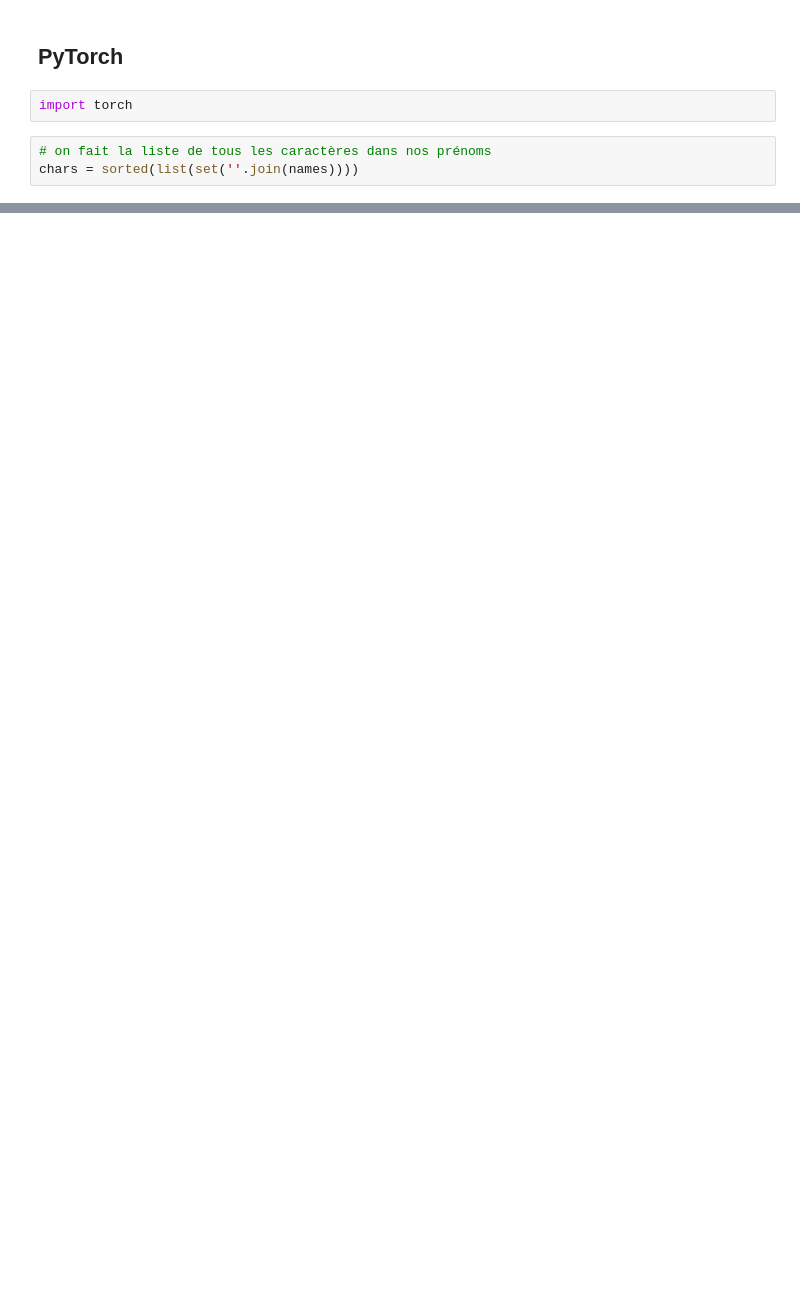
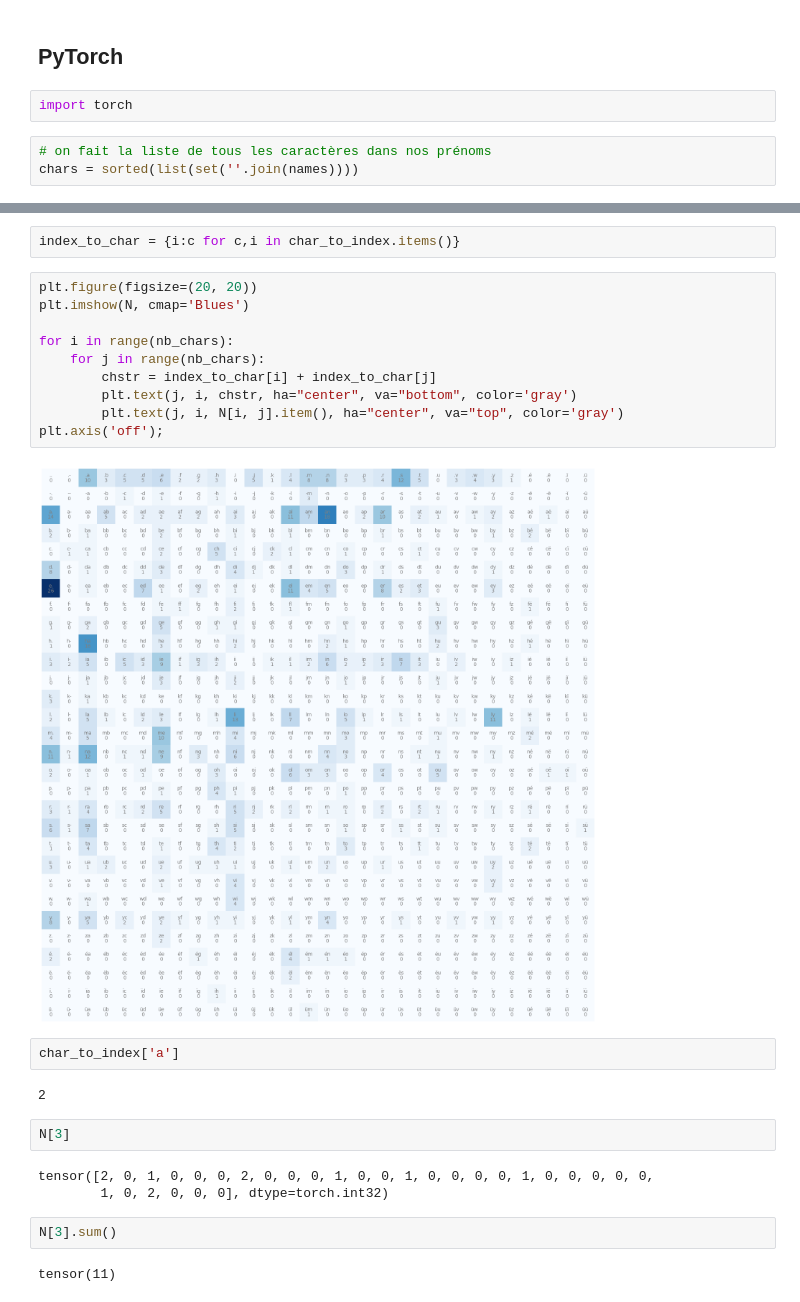
Before and after one commit to ochekroun/labs, a Jupyter notebook: Generation_de_texte.ipynb, the cells around one changed output, grey strips where cells are left out. Saved outputs shown, nothing was run; the diff lists cells and outputs as text; blank space fills up the shorter version.

```diff
--- a/Generation_de_texte.ipynb
+++ b/Generation_de_texte.ipynb
@@ -161,0 +156,27 @@ tensor([[0, 0, 0, 0, 0, 0, 0, 0, 0, 0, 0, 0, 0, 0, 0, 0, 0, 0, 0, 0, 0, 0, 0, 0,
+# %%
+index_to_char = {i:c for c,i in char_to_index.items()}
+# %%
+plt.figure(figsize=(20, 20))
+plt.imshow(N, cmap='Blues')
+
+for i in range(nb_chars):
+    for j in range(nb_chars):
+        chstr = index_to_char[i] + index_to_char[j]
+        plt.text(j, i, chstr, ha="center", va="bottom", color='gray')
+        plt.text(j, i, N[i, j].item(), ha="center", va="top", color='gray')
+plt.axis('off');
+# %% [output]
+[figure, added]
+# %%
+char_to_index['a']
+# %% [output]
+2
+# %%
+N[3]
+# %% [output]
+tensor([2, 0, 1, 0, 0, 0, 2, 0, 0, 0, 1, 0, 0, 1, 0, 0, 0, 0, 1, 0, 0, 0, 0, 0,
+        1, 0, 2, 0, 0, 0], dtype=torch.int32)
+# %%
+N[3].sum()
+# %% [output]
+tensor(11)
```
Also changed, not shown: parts of 18 cells of this notebook.
